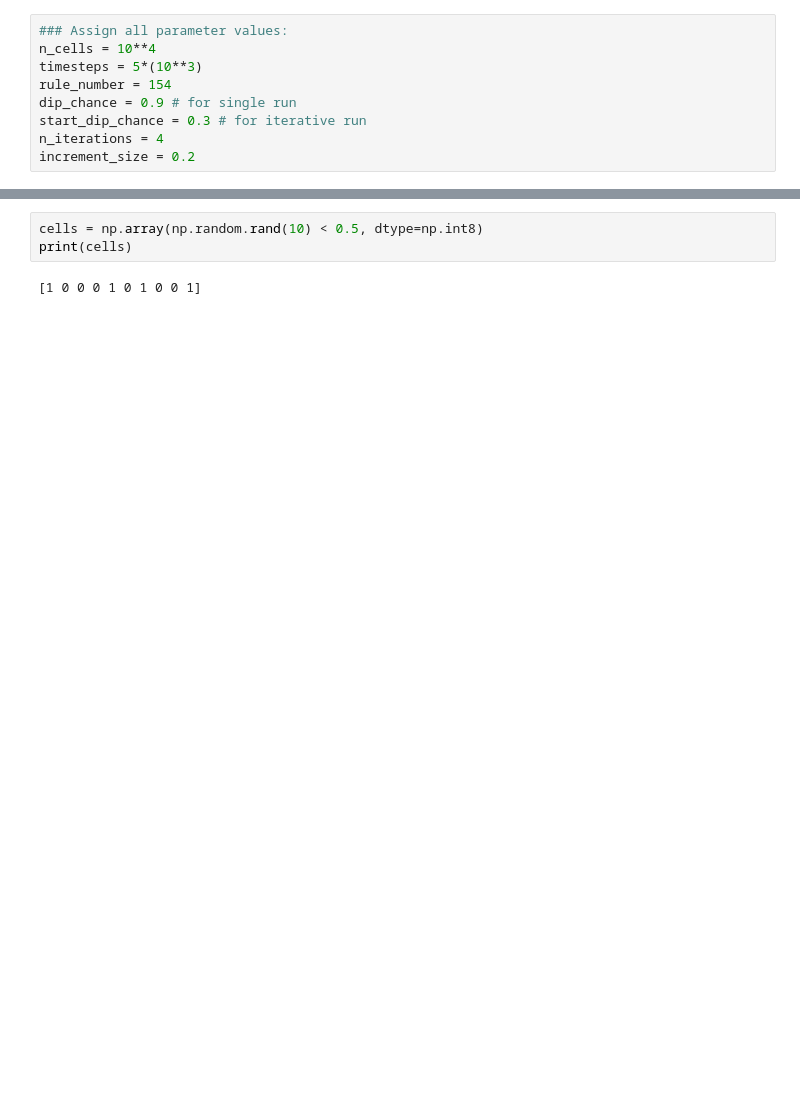
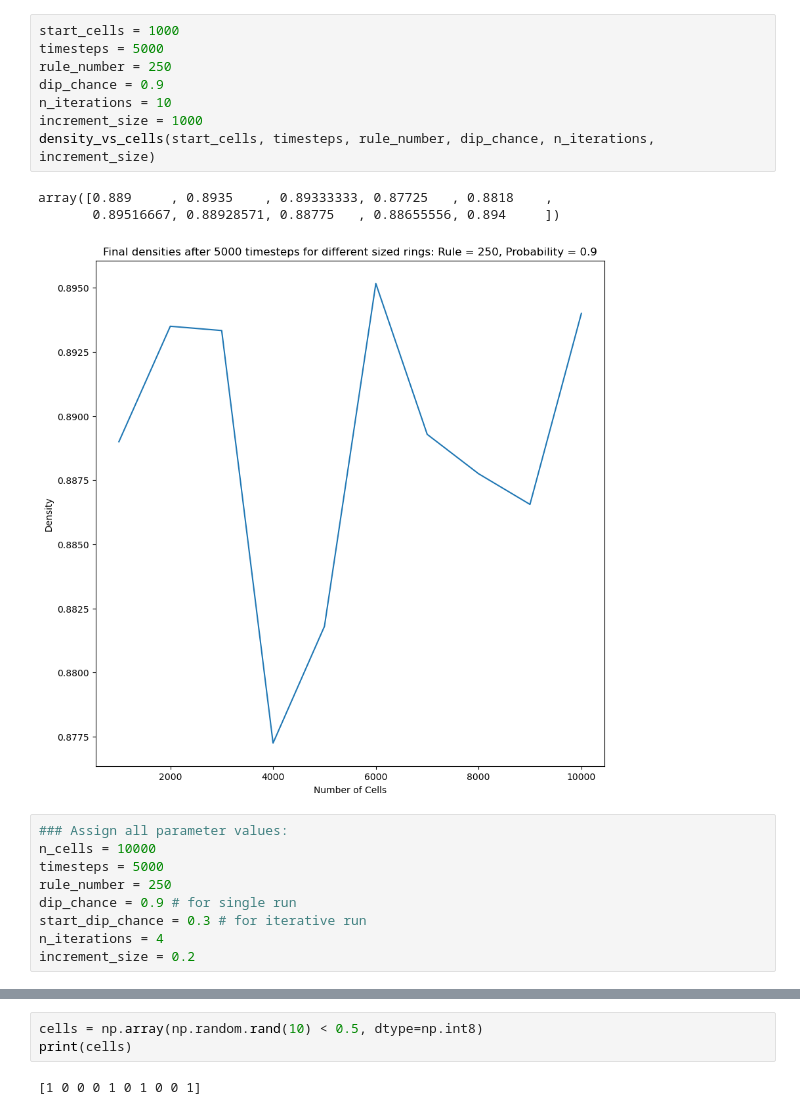
Before and after one commit to Twomac/UU_CS_Project1, a Jupyter notebook: Running_Diploid_Simulations.ipynb, the cells around one changed output, grey strips where cells are left out. Saved outputs shown, nothing was run; the diff lists cells and outputs as text; blank space fills up the shorter version.

```diff
--- a/Running_Diploid_Simulations.ipynb
+++ b/Running_Diploid_Simulations.ipynb
@@ -166,11 +189,23 @@ def plot_cells(ca, title='', *, colormap='Greys', xlabel='', ylabel='time', show
     plt.imshow(ca, interpolation='none', cmap=cmap, **imshow_kwargs)
     if show:
         plt.show()
+# %%
+start_cells = 1000
+timesteps = 5000
+rule_number = 250
+dip_chance = 0.9
+n_iterations = 10
+increment_size = 1000
+density_vs_cells(start_cells, timesteps, rule_number, dip_chance, n_iterations, increment_size)
+# %% [output]
+array([0.889     , 0.8935    , 0.89333333, 0.87725   , 0.8818    ,
+       0.89516667, 0.88928571, 0.88775   , 0.88655556, 0.894     ])
+[figure, added]
 # %%
 ### Assign all parameter values:
-n_cells = 10**4
-timesteps = 5*(10**3)
-rule_number = 154
+n_cells = 10000
+timesteps = 5000
+rule_number = 250
 dip_chance = 0.9 # for single run
 start_dip_chance = 0.3 # for iterative run
 n_iterations = 4
```
Also changed, not shown: parts of 5 cells of this notebook.
